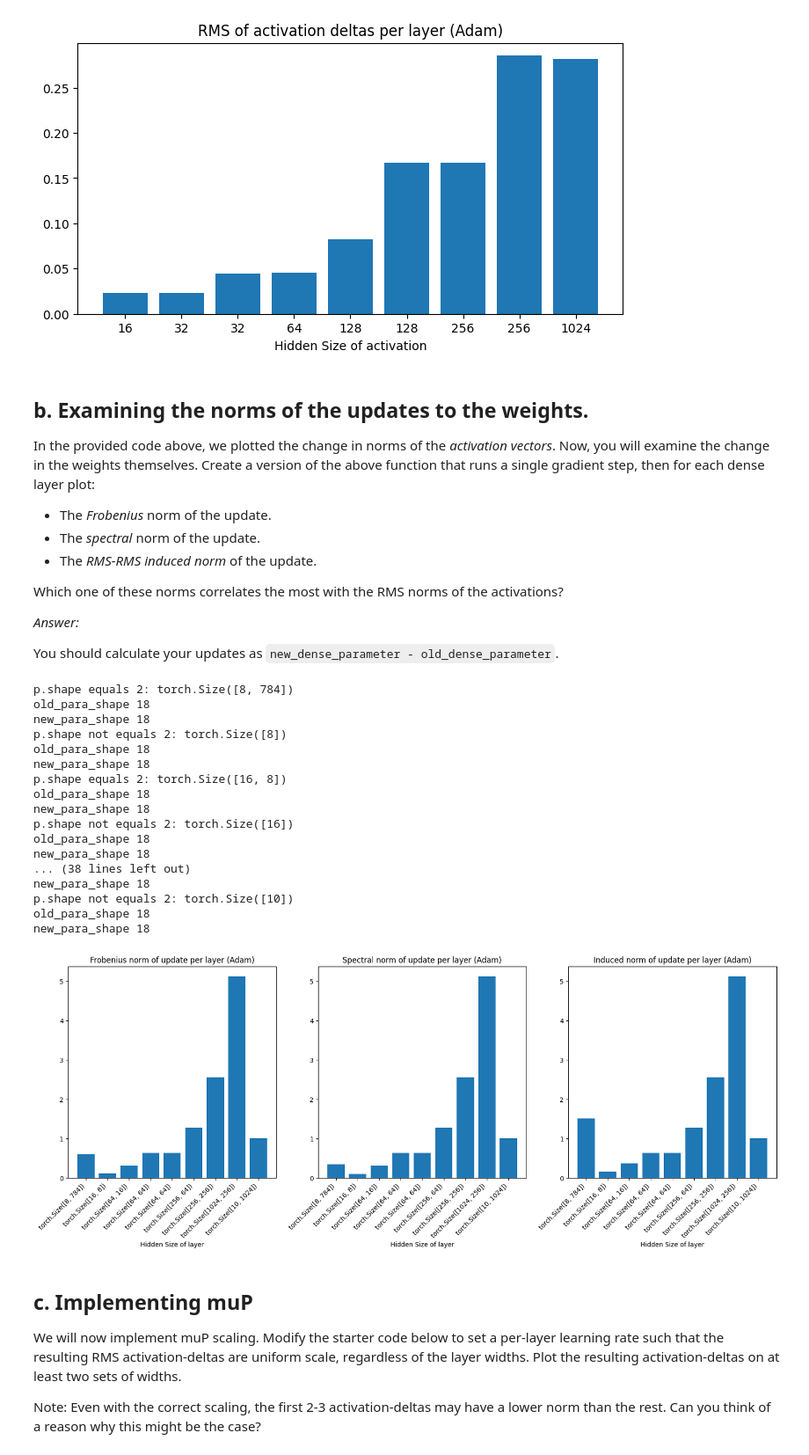
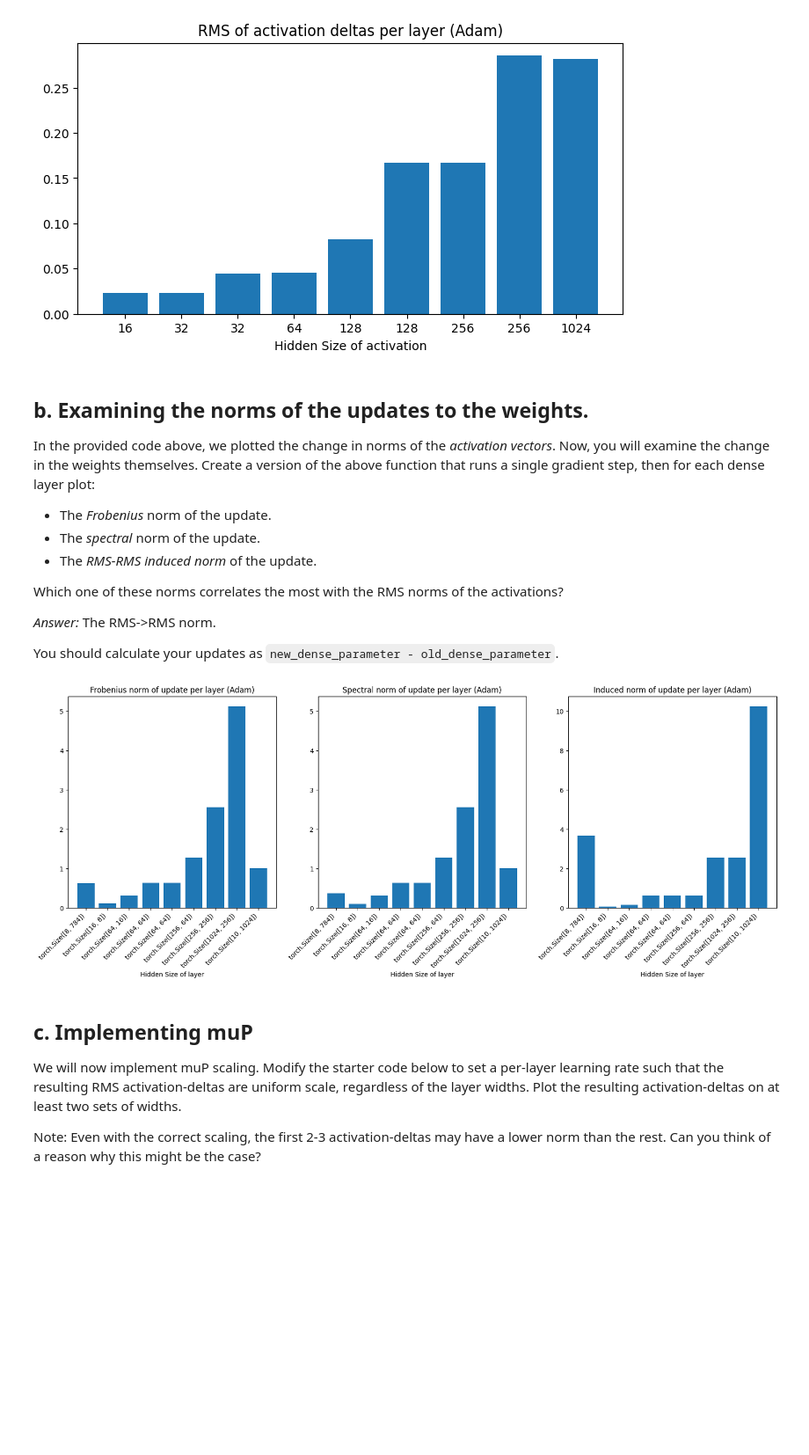
Before and after one commit to StreamSong/SegLab4OfNJU, a Jupyter notebook: hw03/code/q_mup_coding.ipynb, the cells around one changed output. Shown at 88% size. Cells and saved outputs as stored; diff of their text form; code cells hidden in the pictures; blank space fills up the shorter version.

```diff
--- a/hw03/code/q_mup_coding.ipynb
+++ b/hw03/code/q_mup_coding.ipynb
@@ -192,7 +192,7 @@ In the provided code above, we plotted the change in norms of the *activation ve
 
 Which one of these norms correlates the most with the RMS norms of the activations?
 
-*Answer:*
+*Answer:* The RMS->RMS norm.
 
 You should calculate your updates as `new_dense_parameter - old_dense_parameter`.
 # %%
@@ -226,57 +226,35 @@ def train_one_step_matrices(mlp=MLP, hiddens=[8, 16, 64, 64, 64, 256, 256, 1024]
 
     for p in delta_params:
         if len(p.shape) == 2:
             frob_norms.append(torch.linalg.norm(p, ord='fro').item())
             spectral_norms.append(torch.linalg.norm(p, ord=2).item())
-            induced_norms.append(torch.linalg.norm(p, ord='nuc').item())
+            induced_norms.append(torch.linalg.norm(p, ord=2).item()*np.sqrt(p.shape[1]/p.shape[0]))
             p_shapes.append(p.shape)
         #     print("p.shape equals 2:", p.shape)
         #     print("old_para_shape", len(old_params))
         #     print("new_para_shape", len(new_params))
-        # else:
-        #   print("p.shape not equals 2:", p.shape)
-        #   print("old_para_shape", len(old_params))
-        #   print("new_para_shape", len(new_params))
-        #   # assert(0)
 
 
     fig, axs = plt.subplots(1, 3, figsize=(20, 6))
 
     axs[0].set_title(f'Frobenius norm of update per layer ({label})')
     axs[0].set_xlabel('Hidden Size of layer')
     axs[0].bar(np.arange(len(frob_norms)), frob_norms)
     axs[0].set_xticks(np.arange(len(frob_norms)), p_shapes, rotation=45, ha='right')
 
     axs[1].set_title(f'Spectral norm of update per layer ({label})')
     axs[1].set_xlabel('Hidden Size of layer')
     axs[1].bar(np.arange(len(spectral_norms)), spectral_norms)
     axs[1].set_xticks(np.arange(len(spectral_norms)), p_shapes, rotation=45, ha='right')
 
     axs[2].set_title(f'Induced norm of update per layer ({label})')
     axs[2].set_xlabel('Hidden Size of layer')
     axs[2].bar(np.arange(len(induced_norms)), induced_norms)
     axs[2].set_xticks(np.arange(len(induced_norms)), p_shapes, rotation=45, ha='right')
     plt.show()
 train_one_step_matrices(optimizer=SimpleAdam)
 # %% [output]
-p.shape equals 2: torch.Size([8, 784])
-old_para_shape 18
-new_para_shape 18
-p.shape not equals 2: torch.Size([8])
-old_para_shape 18
-new_para_shape 18
-p.shape equals 2: torch.Size([16, 8])
-old_para_shape 18
-new_para_shape 18
-p.shape not equals 2: torch.Size([16])
-old_para_shape 18
-new_para_shape 18
-... (38 lines left out)
-new_para_shape 18
-p.shape not equals 2: torch.Size([10])
-old_para_shape 18
-new_para_shape 18
-[figure, old version]
+[figure, new version]
 # %% [markdown]
 ## c. Implementing muP
 
```
Also changed, not shown: parts of 1 cell of this notebook.
